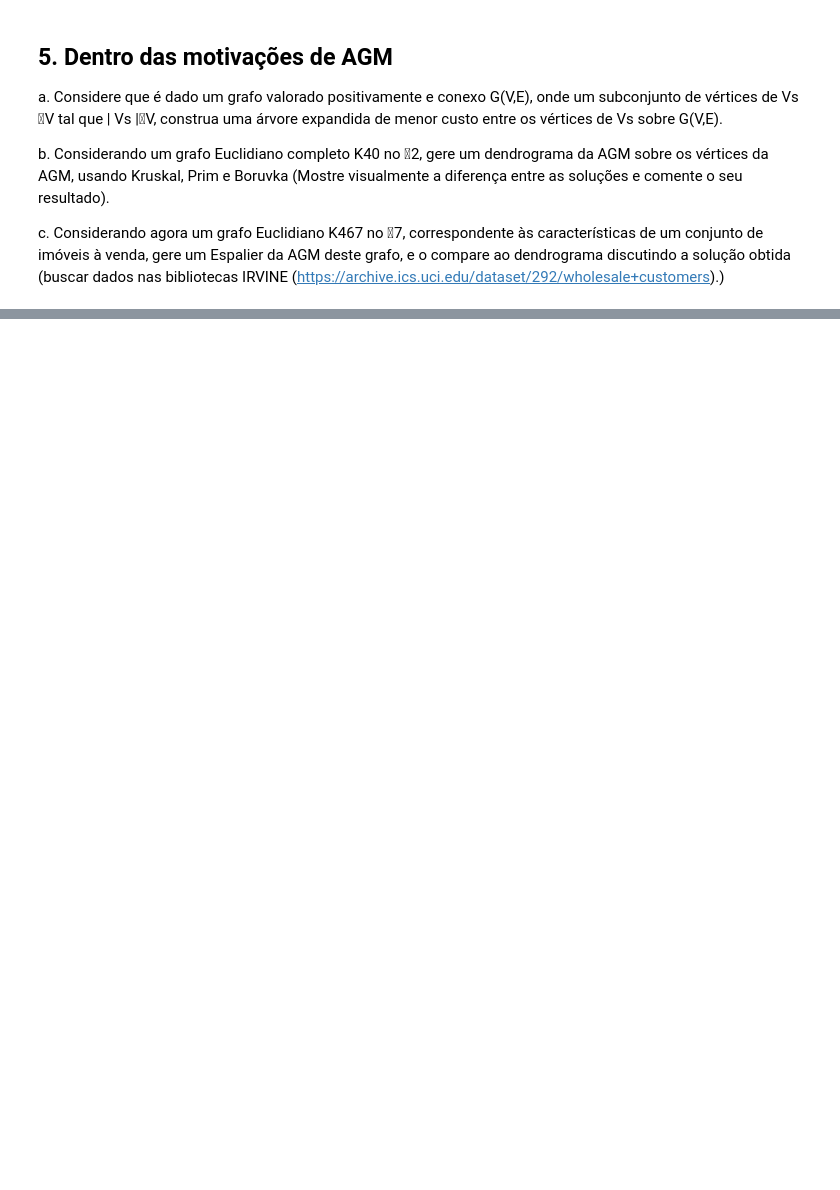
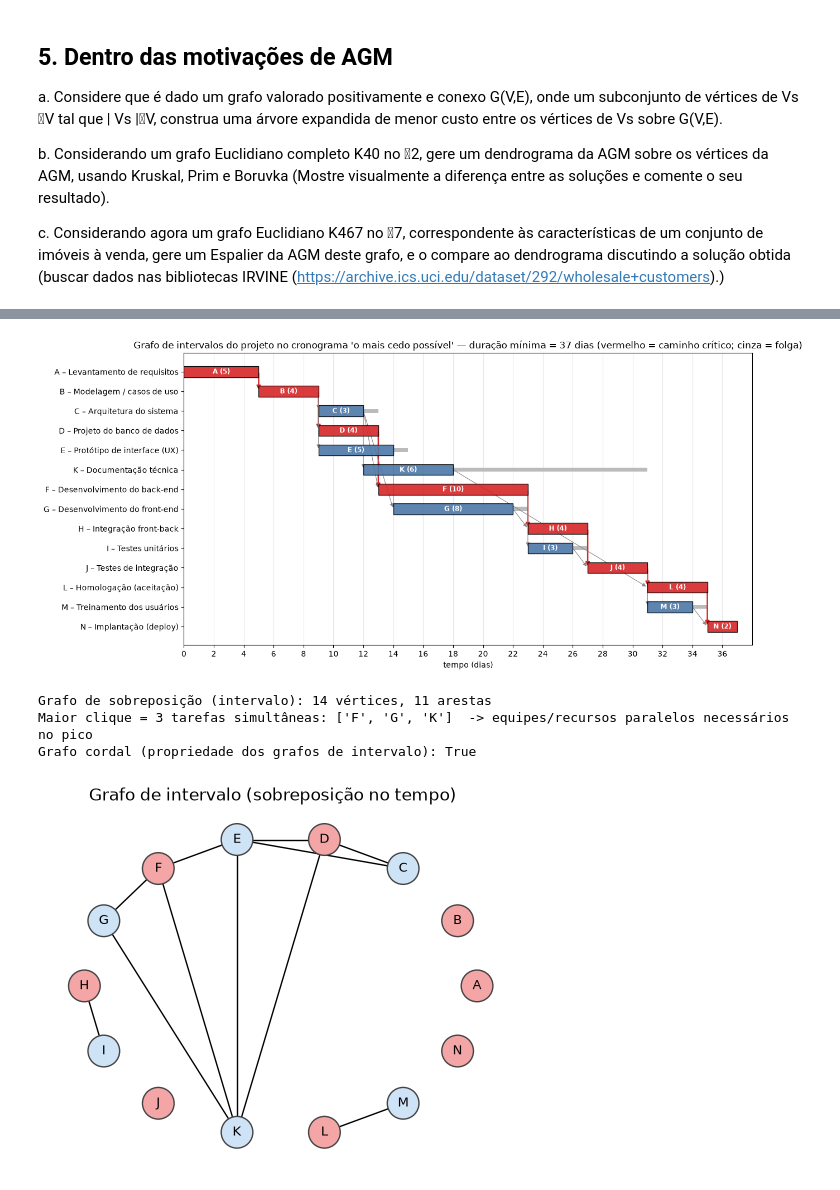
Before and after one commit to ThisIsmael/TG_AC, a Jupyter notebook: AC02.ipynb, the cells around one changed output, grey strips where cells are left out. Drawn from its saved outputs; the diff is of its cells as text; code cells hidden in the pictures; blank space fills up the shorter version.

```diff
--- a/AC02.ipynb
+++ b/AC02.ipynb
@@ -158,0 +1094,43 @@ c. Considerando agora um grafo Euclidiano K467 no 7, correspondente às carac
+# %%
+# ---- Diagrama de intervalos (linha do tempo) + precedências; caminho crítico em vermelho ----
+reais = [v for v in V if v in TAREFAS]
+fig, ax = plt.subplots(figsize=(13, 6.2))
+ypos = {v: i for i, v in enumerate(reversed(sorted(reais, key=lambda v: (ES[v], v))))}
+for v in reais:
+    cor = "#d62728" if v in crit else "#4c78a8"
+    ax.barh(ypos[v], dur[v], left=ES[v], height=0.55, color=cor, edgecolor="k", alpha=.9, zorder=3)
+    ax.text(ES[v] + dur[v] / 2, ypos[v], f"{v} ({dur[v]})", ha="center", va="center", color="w", fontsize=8.5, fontweight="bold", zorder=4)
+    if LS[v] - ES[v] > 0:                          # folga (janela até LF)
+        ax.barh(ypos[v], LF[v] - EF[v], left=EF[v], height=0.2, color="#bbb", zorder=2)
+for u, v in A:
+    if u in TAREFAS and v in TAREFAS:
+        cr = (u in crit and v in crit and EF[u] == ES[v])
+        ax.annotate("", xy=(ES[v], ypos[v]), xytext=(EF[u], ypos[u]),
+                    arrowprops=dict(arrowstyle="-|>", color="#d62728" if cr else "#888", lw=1.8 if cr else .8,
+                                    connectionstyle="arc3,rad=0"), zorder=2)
+ax.set_yticks(list(ypos.values())); ax.set_yticklabels([f"{v} – {TAREFAS[v][0]}" for v in ypos])
+ax.set_xlabel("tempo (dias)"); ax.set_xlim(0, T_proj + 1); ax.set_xticks(range(0, T_proj + 1, 2)); ax.grid(axis="x", alpha=.3)
+ax.set_title(f"Grafo de intervalos do projeto no cronograma 'o mais cedo possível' — duração mínima = {T_proj} dias "
+             "(vermelho = caminho crítico; cinza = folga)")
+plt.tight_layout(); plt.show()
+
+# ---- Grafo de intervalo no sentido clássico: vértices = tarefas, aresta se os intervalos se sobrepõem ----
+H = nx.Graph(); H.add_nodes_from(reais)
+for i in reais:
+    for j in reais:
+        if i < j and ES[i] < EF[j] and ES[j] < EF[i]:
+            H.add_edge(i, j)
+cliques = list(nx.find_cliques(H)); maxc = max(cliques, key=len)
+print(f"Grafo de sobreposição (intervalo): {H.number_of_nodes()} vértices, {H.number_of_edges()} arestas")
+print(f"Maior clique = {len(maxc)} tarefas simultâneas: {sorted(maxc)}  -> equipes/recursos paralelos necessários no pico")
+print("Grafo cordal (propriedade dos grafos de intervalo):", nx.is_chordal(H))
+fig, ax = plt.subplots(figsize=(5.8, 4.6))
+p = nx.circular_layout(H)
+nx.draw(H, p, with_labels=True, node_color=["#f4a6a6" if v in crit else "#cfe3f7" for v in H], edgecolors="#444", node_size=520, font_size=9, ax=ax)
+ax.set_title("Grafo de intervalo (sobreposição no tempo)"); plt.show()
+# %% [output]
+[figure, added]
+Grafo de sobreposição (intervalo): 14 vértices, 11 arestas
+Maior clique = 3 tarefas simultâneas: ['F', 'G', 'K']  -> equipes/recursos paralelos necessários no pico
+Grafo cordal (propriedade dos grafos de intervalo): True
+[figure, added]
```
Also changed, not shown: parts of 29 cells of this notebook.
